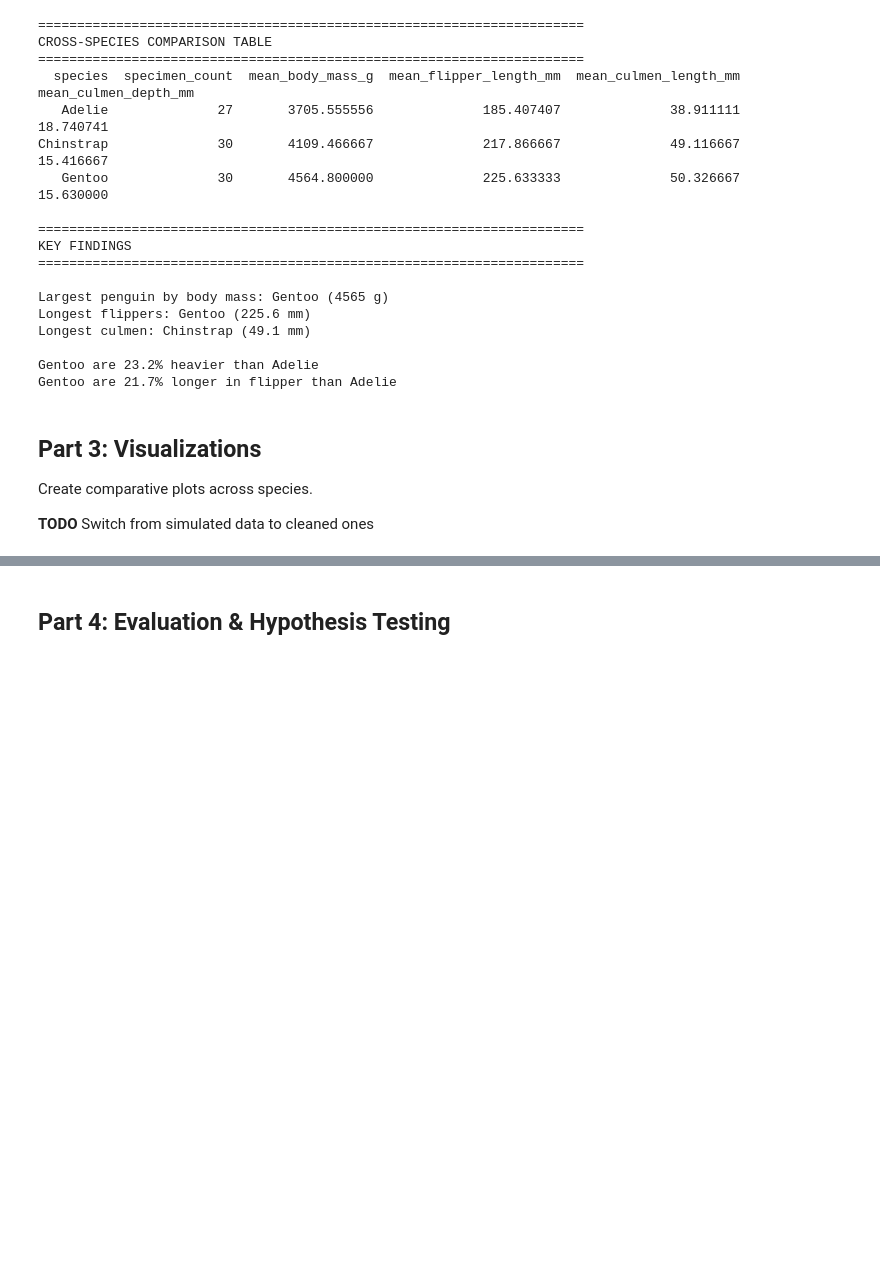
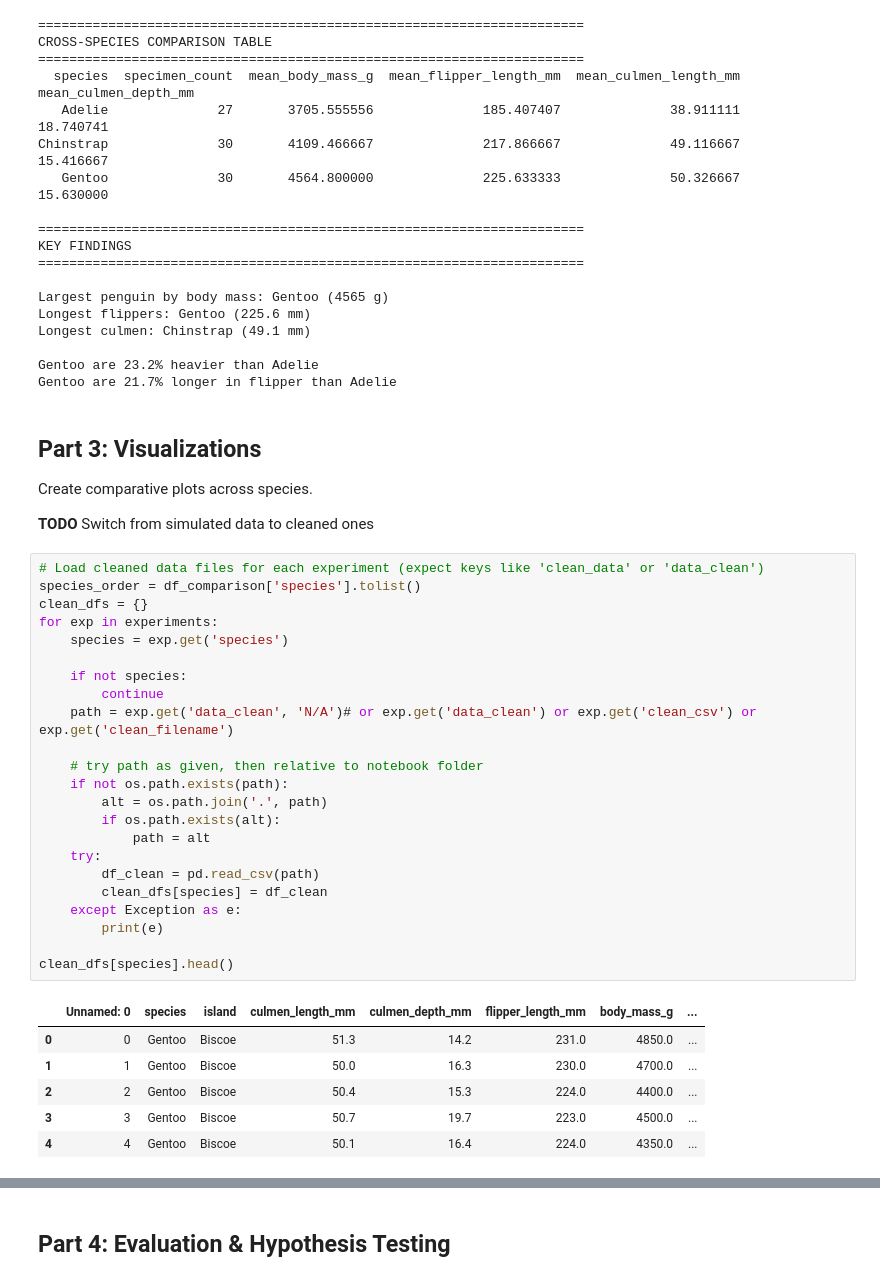
Before and after one commit to martinschatz-cz/jupyter-ELN-example, a Jupyter notebook: Jupyter Notebook/Example/ELN_results.ipynb, the cells around one changed output, grey strips where cells are left out. Cells and saved outputs as stored; diff of their text form; blank space fills up the shorter version.

```diff
--- a/Jupyter Notebook/Example/ELN_results.ipynb
+++ b/Jupyter Notebook/Example/ELN_results.ipynb
@@ -184,4 +185,34 @@ Gentoo are 21.7% longer in flipper than Adelie
 Create comparative plots across species.
 
 **TODO** Switch from simulated data to cleaned ones
+# %%
+# Load cleaned data files for each experiment (expect keys like 'clean_data' or 'data_clean')
+species_order = df_comparison['species'].tolist()
+clean_dfs = {}
+for exp in experiments:
+    species = exp.get('species')
+
+    if not species:
+        continue
+    path = exp.get('data_clean', 'N/A')# or exp.get('data_clean') or exp.get('clean_csv') or exp.get('clean_filename')
+
+    # try path as given, then relative to notebook folder
+    if not os.path.exists(path):
+        alt = os.path.join('.', path)
+        if os.path.exists(alt):
+            path = alt
+    try:
+        df_clean = pd.read_csv(path)
+        clean_dfs[species] = df_clean
+    except Exception as e:
+        print(e)
+
+clean_dfs[species].head()
+# %% [output]
+|  | Unnamed: 0 | species | island | culmen_length_mm | culmen_depth_mm | flipper_length_mm | body_mass_g | ... |
+| 0 | 0 | Gentoo | Biscoe | 51.3 | 14.2 | 231.0 | 4850.0 | ... |
+| 1 | 1 | Gentoo | Biscoe | 50.0 | 16.3 | 230.0 | 4700.0 | ... |
+| 2 | 2 | Gentoo | Biscoe | 50.4 | 15.3 | 224.0 | 4400.0 | ... |
+| 3 | 3 | Gentoo | Biscoe | 50.7 | 19.7 | 223.0 | 4500.0 | ... |
+| 4 | 4 | Gentoo | Biscoe | 50.1 | 16.4 | 224.0 | 4350.0 | ... |
 # %%
```
Also changed, not shown: parts of 7 cells of this notebook, 7 other files.
